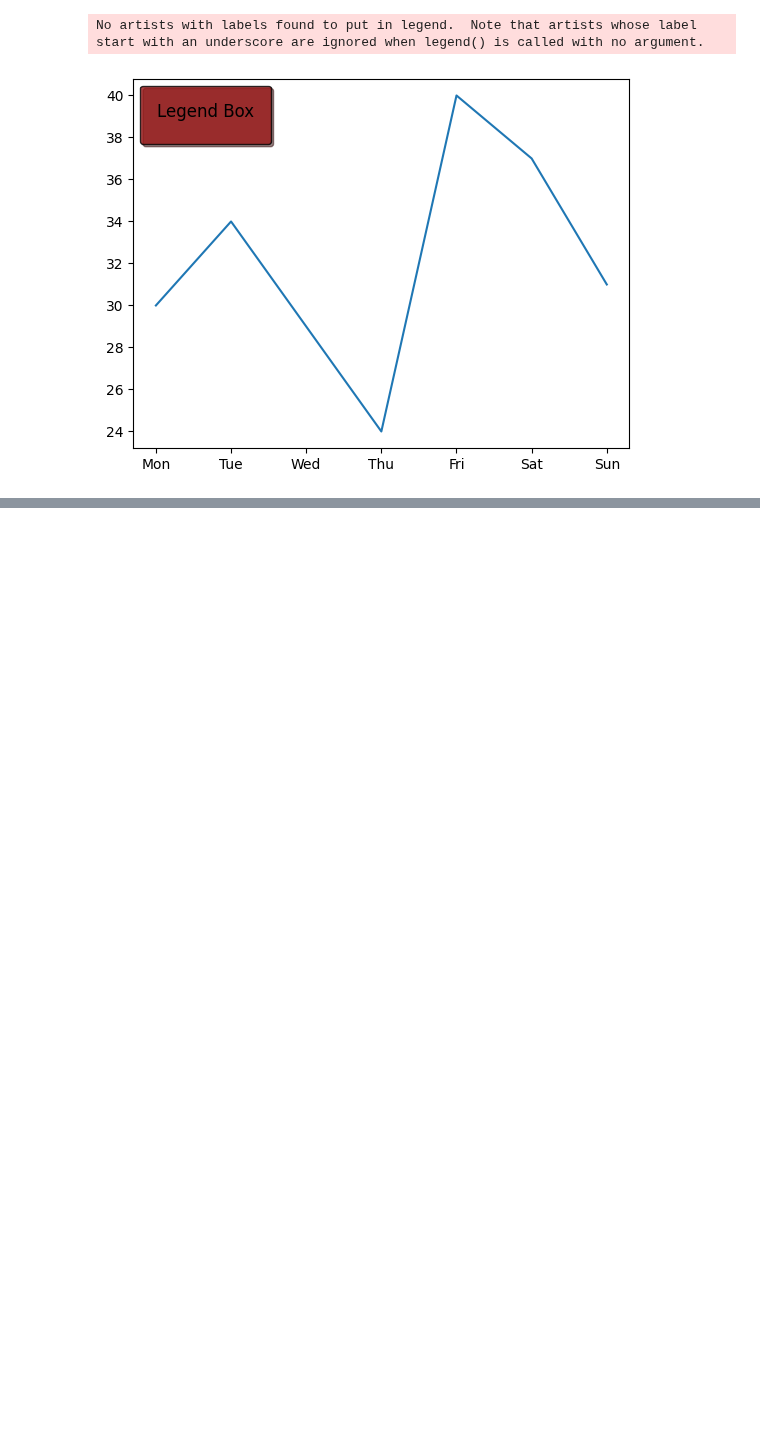
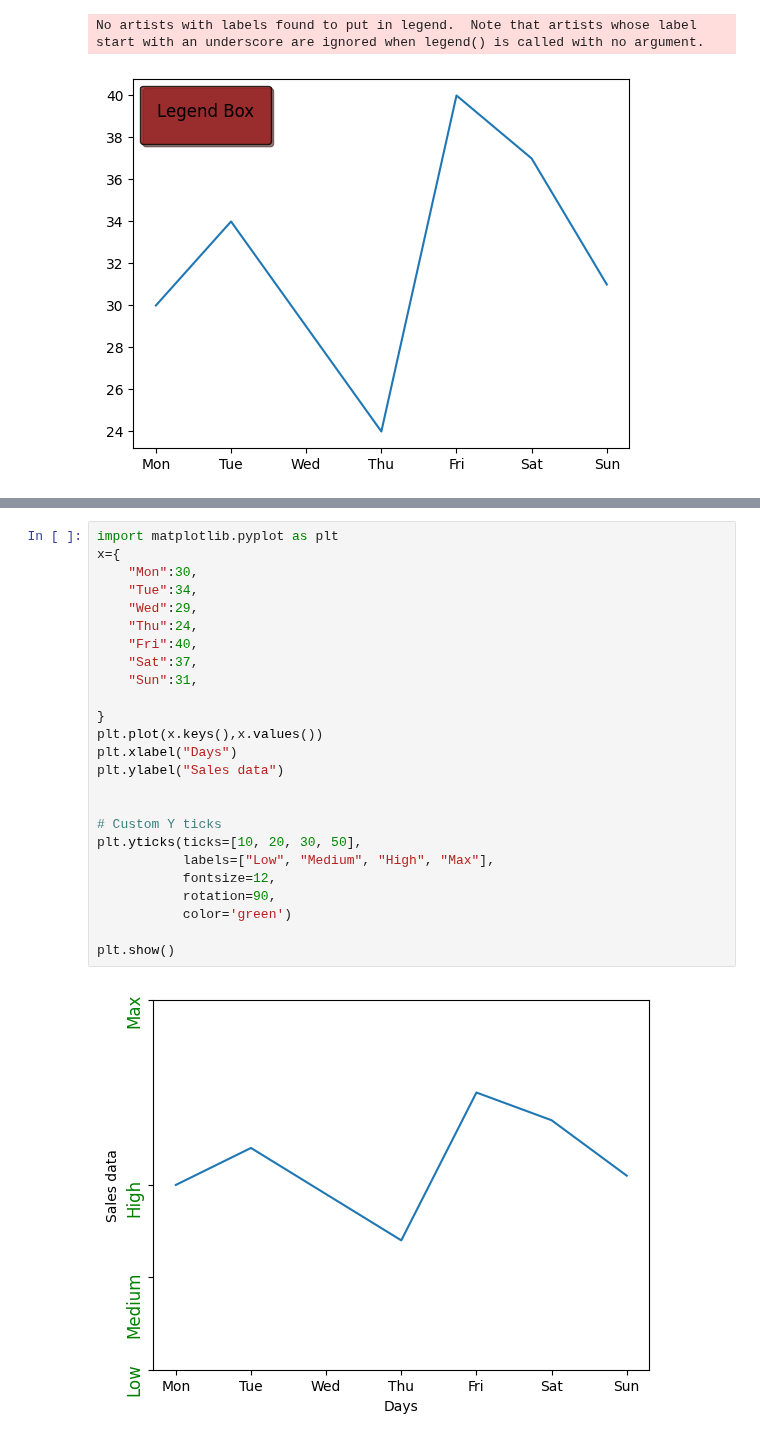
Before and after one commit to KedarDamale/Data-Science, a Jupyter notebook: matplotlib/2.lesson2.ipynb, the cells around one changed output, grey strips where cells are left out. Saved outputs shown, nothing was run; the diff lists cells and outputs as text; blank space fills up the shorter version.

Commit message:
Added pyplot notes

```diff
--- a/matplotlib/2.lesson2.ipynb
+++ b/matplotlib/2.lesson2.ipynb
@@ -244,0 +268,27 @@ No artists with labels found to put in legend.  Note that artists whose label st
+# %%
+import matplotlib.pyplot as plt
+x={
+    "Mon":30,
+    "Tue":34,
+    "Wed":29,
+    "Thu":24,
+    "Fri":40,
+    "Sat":37,
+    "Sun":31,
+
+}
+plt.plot(x.keys(),x.values())
+plt.xlabel("Days")
+plt.ylabel("Sales data")
+
+
+# Custom Y ticks
+plt.yticks(ticks=[10, 20, 30, 50],
+           labels=["Low", "Medium", "High", "Max"],
+           fontsize=12,
+           rotation=90,
+           color='green')
+
+plt.show()
+# %% [output]
+[figure, added]
```
Also changed, not shown: parts of 12 cells of this notebook, 3 other files.
